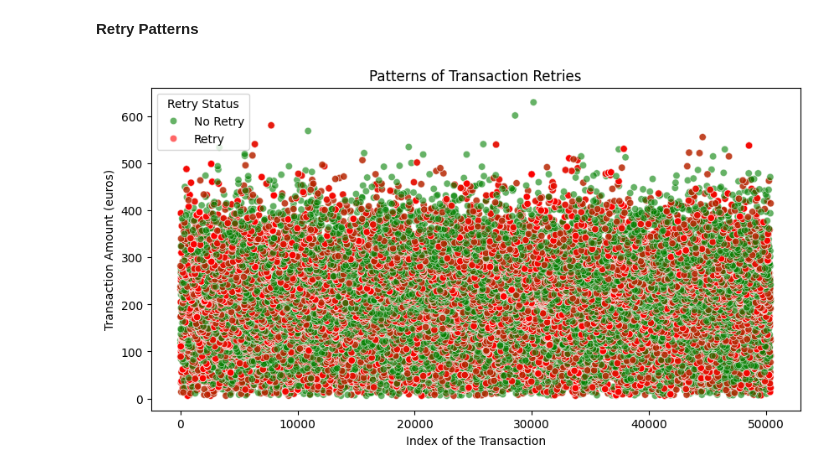
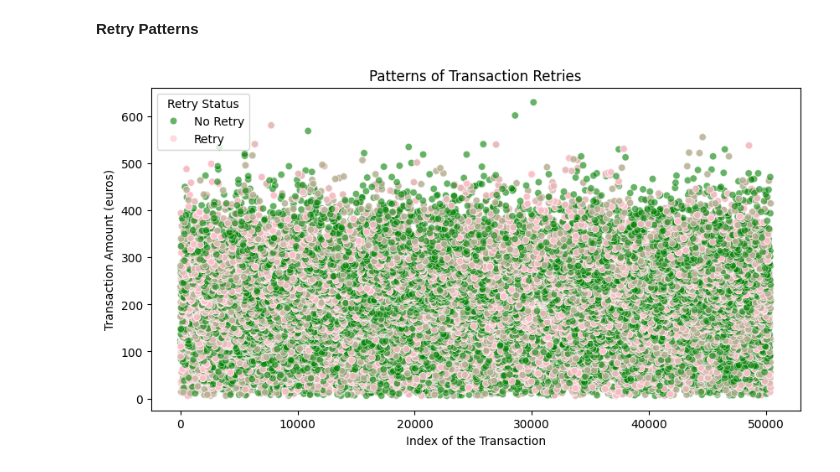
Before and after one commit to imildositoe/predictive_modeling_credit_card_routing, a Jupyter notebook: main.ipynb, the cells around one changed output. Drawn from its saved outputs; the diff is of its cells as text; code cells hidden in the pictures.

```diff
--- a/main.ipynb
+++ b/main.ipynb
@@ -77,27 +89,27 @@ __Retry Patterns__
 # %%
 # Convert timestamp to datetime format
 df['tmsp'] = pd.to_datetime(df['tmsp'])
 
 # Sort values for easier comparison
 df = df.sort_values(by=['country', 'amount', 'tmsp'])
 
 # Identify retries (transactions within 1 minute with the same amount & country)
 df['retry'] = (df.groupby(['country', 'amount'])['tmsp'].diff().dt.total_seconds() <= 60).astype(int)
 
 # Define color mapping explicitly
-palette = {0: 'green', 1: 'red'}
+palette = {0: 'green', 1: 'pink'}
 
 # Plot retry patterns
 plt.figure(figsize=(10, 5))
 scatter = sns.scatterplot(x=df.index, y=df['amount'], hue=df['retry'], data=df, palette=palette, alpha=0.6)
 
 # Set legend labels manually
 handles, labels = scatter.get_legend_handles_labels()
 plt.legend(handles=handles, labels=["No Retry", "Retry"], title="Retry Status")
 
 plt.title('Patterns of Transaction Retries')
 plt.xlabel('Index of the Transaction')
 plt.ylabel('Transaction Amount (euros)')
 plt.show()
 # %% [output]
-[figure, old version]
+[figure, new version]
```
Also changed, not shown: parts of 4 cells of this notebook.
